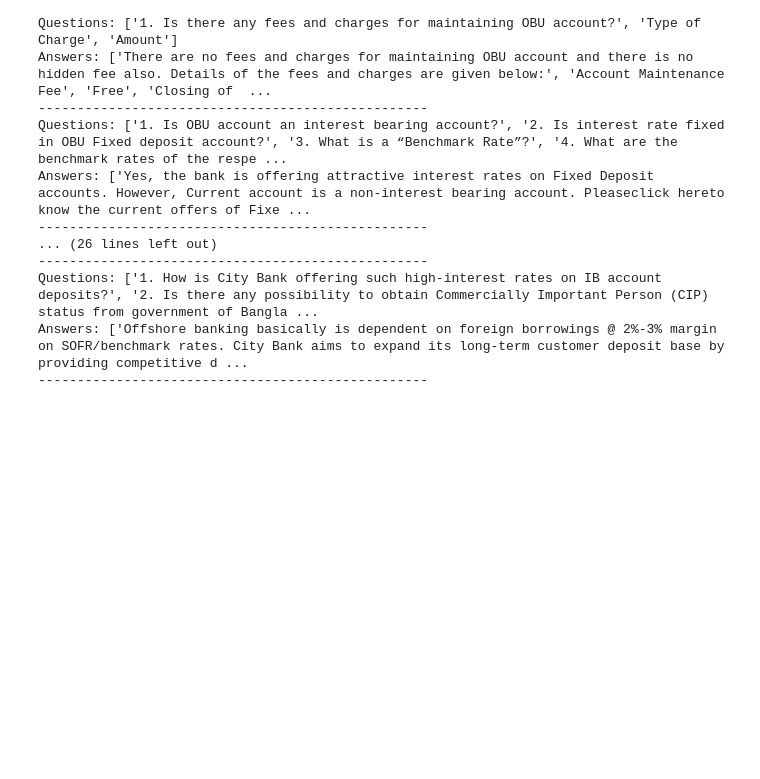
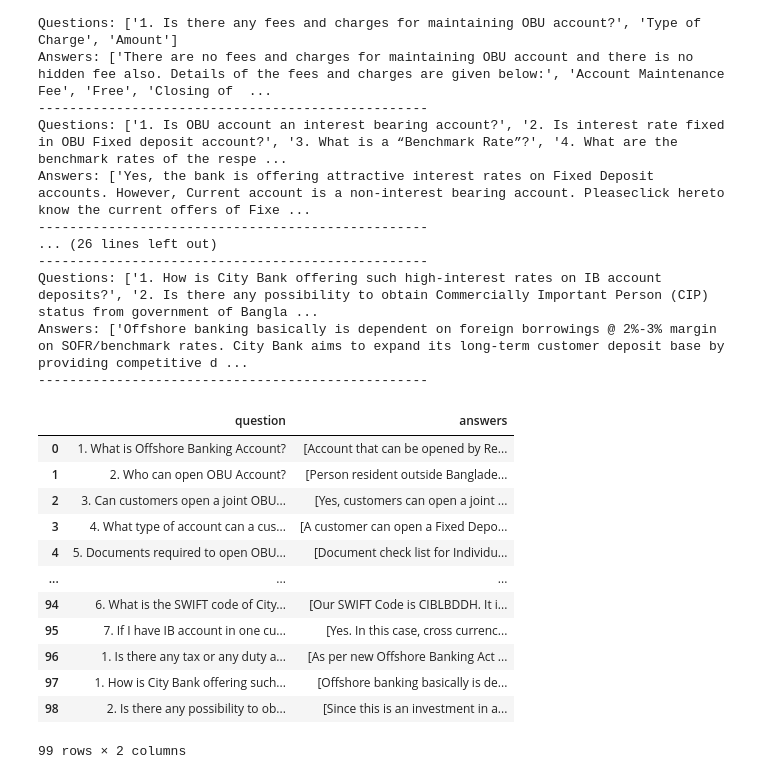
Before and after one commit to Dikshyant15/InternshipTask, a Jupyter notebook: web scrape expirement/trial.ipynb, the cells around one changed output. Saved outputs shown, nothing was run; the diff lists cells and outputs as text; code cells hidden in the pictures; blank space fills up the shorter version.

```diff
--- a/web scrape expirement/trial.ipynb
+++ b/web scrape expirement/trial.ipynb
@@ -260,3 +261,21 @@ Answers: ['Yes, the bank is offering attractive interest rates on Fixed Deposit
 Questions: ['1. How is City Bank offering such high-interest rates on IB account deposits?', '2. Is there any possibility to obtain Commercially Important Person (CIP) status from government of Bangla ...
 Answers: ['Offshore banking basically is dependent on foreign borrowings @ 2%-3% margin on SOFR/benchmark rates. City Bank aims to expand its long-term customer deposit base by providing competitive d ...
 --------------------------------------------------
+# %%
+faq_df = pd.DataFrame(faq_data)
+# %%
+faq_df
+# %% [output]
+|  | question | answers |
+| 0 | 1. What is Offshore Banking Account? | [Account that can be opened by Re... |
+| 1 | 2. Who can open OBU Account? | [Person resident outside Banglade... |
+| 2 | 3. Can customers open a joint OBU... | [Yes, customers can open a joint ... |
+| 3 | 4. What type of account can a cus... | [A customer can open a Fixed Depo... |
+| 4 | 5. Documents required to open OBU... | [Document check list for Individu... |
+| ... | ... | ... |
+| 94 | 6. What is the SWIFT code of City... | [Our SWIFT Code is CIBLBDDH. It i... |
+| 95 | 7. If I have IB account in one cu... | [Yes. In this case, cross currenc... |
+| 96 | 1. Is there any tax or any duty a... | [As per new Offshore Banking Act ... |
+| 97 | 1. How is City Bank offering such... | [Offshore banking basically is de... |
+| 98 | 2. Is there any possibility to ob... | [Since this is an investment in a... |
+99 rows × 2 columns
```
Also changed, not shown: parts of 2 cells of this notebook, 2 other files.
